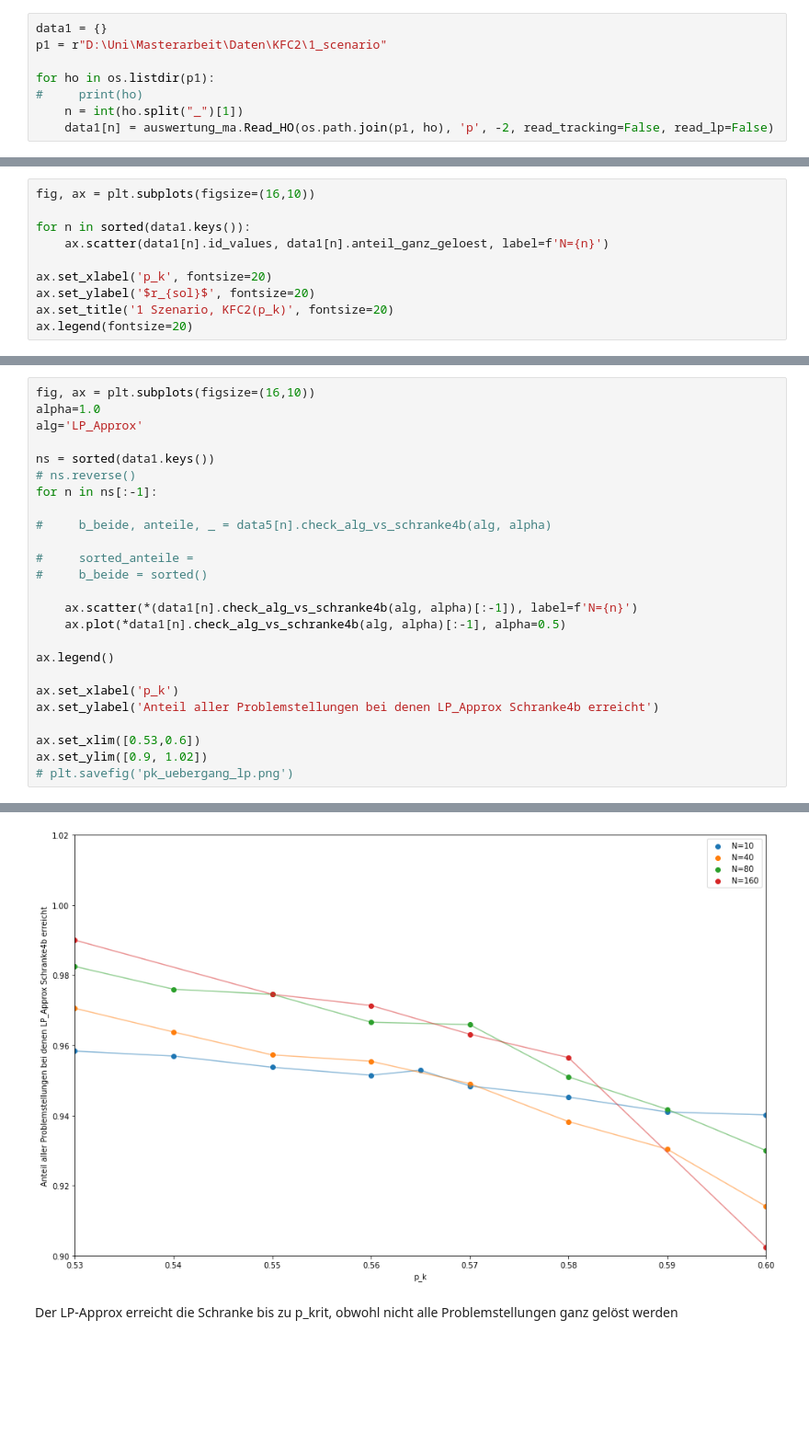
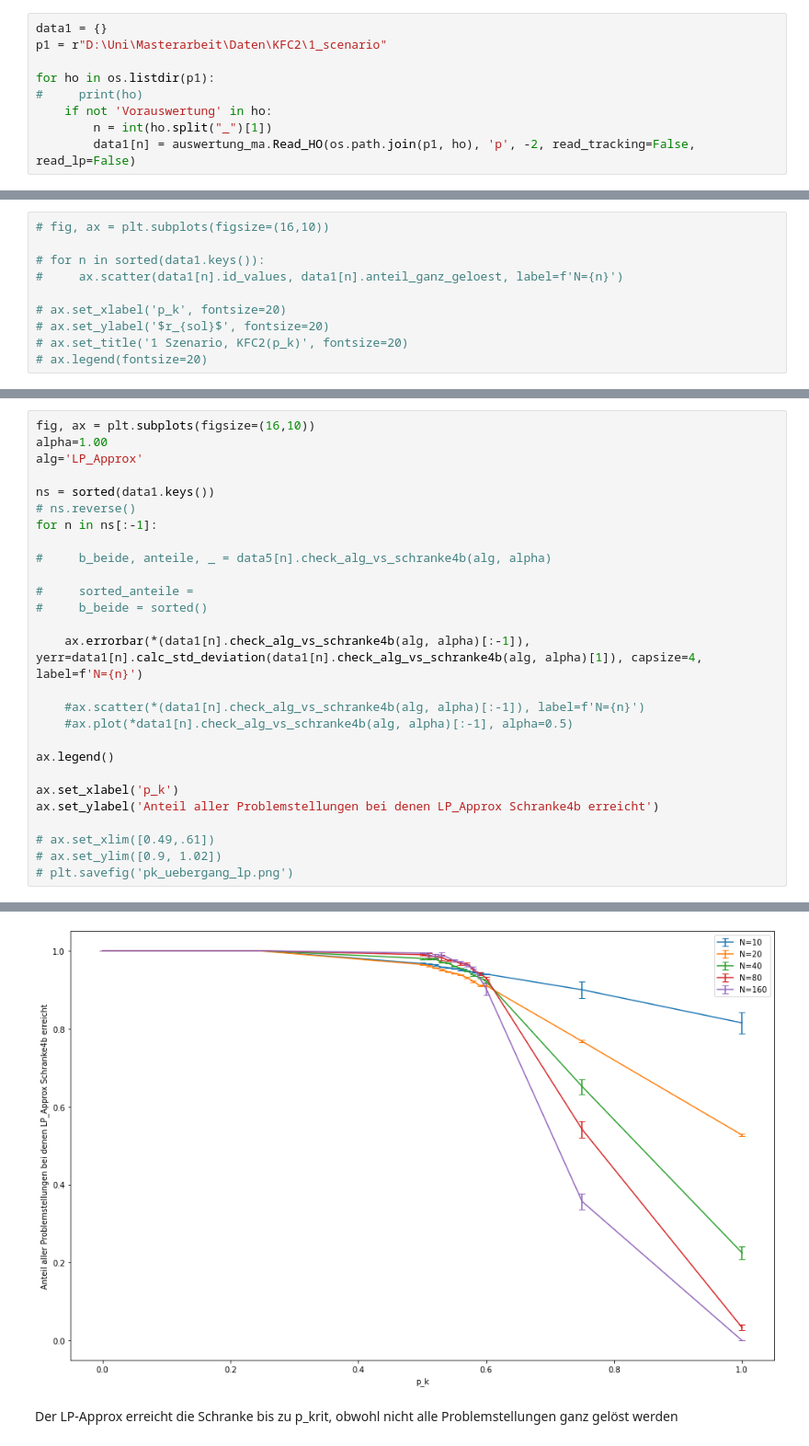
Before and after one commit to T3K14/Masterarbeit-Auswertung, a Jupyter notebook: KFC2.ipynb, the cells around one changed output, grey strips where cells are left out. Shown at 92% size. Cells and saved outputs as stored; diff of their text form; blank space fills up the shorter version.

Commit message:
schnittpunkt auswertung implementiert

```diff
--- a/KFC2.ipynb
+++ b/KFC2.ipynb
@@ -15,6 +15,7 @@ p1 = r"D:\Uni\Masterarbeit\Daten\KFC2\1_scenario"
 
 for ho in os.listdir(p1):
 #     print(ho)
-    n = int(ho.split("_")[1])
-    data1[n] = auswertung_ma.Read_HO(os.path.join(p1, ho), 'p', -2, read_tracking=False, read_lp=False)
+    if not 'Vorauswertung' in ho:
+        n = int(ho.split("_")[1])
+        data1[n] = auswertung_ma.Read_HO(os.path.join(p1, ho), 'p', -2, read_tracking=False, read_lp=False)
 # %% [output]
@@ -76,10 +40,10 @@ data1[10].calc_statistic_size()
 # %%
-fig, ax = plt.subplots(figsize=(16,10))
+# fig, ax = plt.subplots(figsize=(16,10))
 
-for n in sorted(data1.keys()):
-    ax.scatter(data1[n].id_values, data1[n].anteil_ganz_geloest, label=f'N={n}')
+# for n in sorted(data1.keys()):
+#     ax.scatter(data1[n].id_values, data1[n].anteil_ganz_geloest, label=f'N={n}')
 
-ax.set_xlabel('p_k', fontsize=20)
-ax.set_ylabel('$r_{sol}$', fontsize=20)
-ax.set_title('1 Szenario, KFC2(p_k)', fontsize=20)
-ax.legend(fontsize=20)
+# ax.set_xlabel('p_k', fontsize=20)
+# ax.set_ylabel('$r_{sol}$', fontsize=20)
+# ax.set_title('1 Szenario, KFC2(p_k)', fontsize=20)
+# ax.legend(fontsize=20)
@@ -95,6 +56,6 @@ print(data1[160].m_res['LP_Approx']['ms'])
 # %%
 fig, ax = plt.subplots(figsize=(16,10))
-alpha=1.0
+alpha=1.00
 alg='LP_Approx'
 
 ns = sorted(data1.keys())
@@ -106,15 +67,17 @@ for n in ns[:-1]:
 #     sorted_anteile =
 #     b_beide = sorted()
 
-    ax.scatter(*(data1[n].check_alg_vs_schranke4b(alg, alpha)[:-1]), label=f'N={n}')
-    ax.plot(*data1[n].check_alg_vs_schranke4b(alg, alpha)[:-1], alpha=0.5)
+    ax.errorbar(*(data1[n].check_alg_vs_schranke4b(alg, alpha)[:-1]), yerr=data1[n].calc_std_deviation(data1[n].check_alg_vs_schranke4b(alg, alpha)[1]), capsize=4, label=f'N={n}')
+
+    #ax.scatter(*(data1[n].check_alg_vs_schranke4b(alg, alpha)[:-1]), label=f'N={n}')
+    #ax.plot(*data1[n].check_alg_vs_schranke4b(alg, alpha)[:-1], alpha=0.5)
 
 ax.legend()
 
 ax.set_xlabel('p_k')
 ax.set_ylabel('Anteil aller Problemstellungen bei denen LP_Approx Schranke4b erreicht')
 
-ax.set_xlim([0.53,0.6])
-ax.set_ylim([0.9, 1.02])
+# ax.set_xlim([0.49,.61])
+# ax.set_ylim([0.9, 1.02])
 # plt.savefig('pk_uebergang_lp.png')
 # %% [output]
@@ -122,4 +85,4 @@ ax.set_ylim([0.9, 1.02])
-[figure, old version]
+[figure, new version]
 # %% [markdown]
 Der LP-Approx erreicht die Schranke bis zu p_krit, obwohl nicht alle Problemstellungen ganz gelöst werden
 # %%
```
Also changed, not shown: parts of 27 cells of this notebook, 1 other file.
